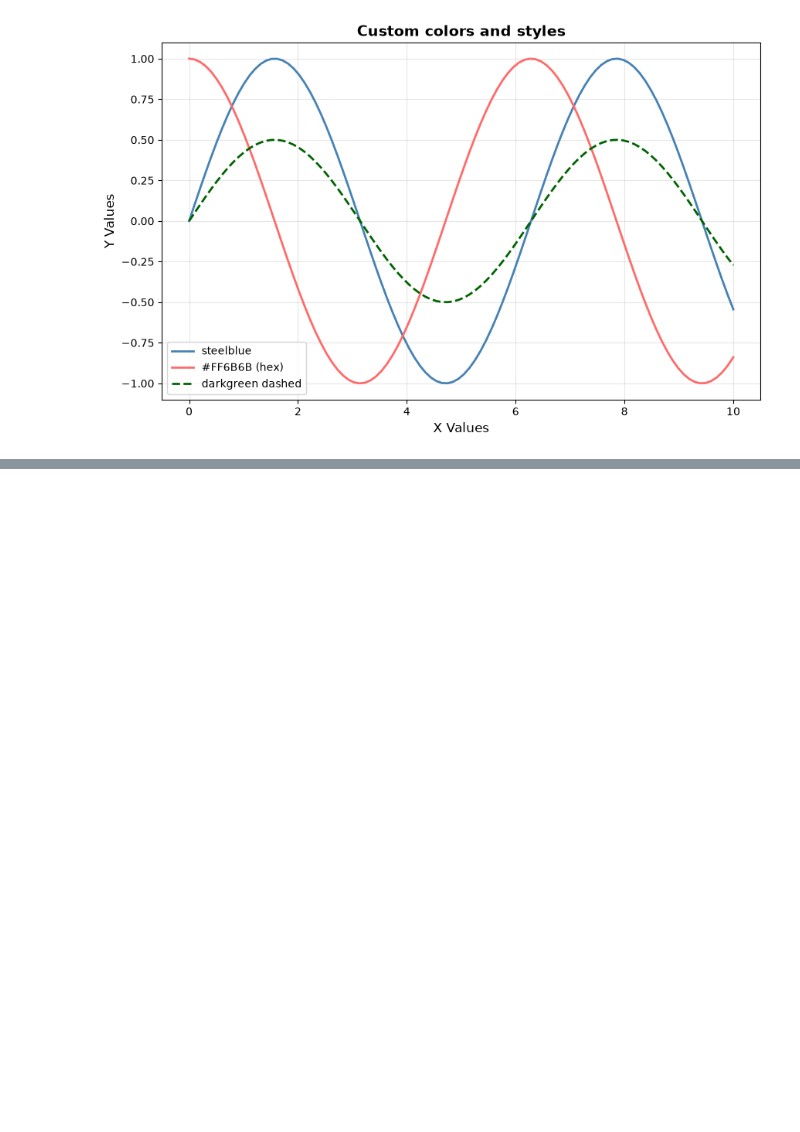
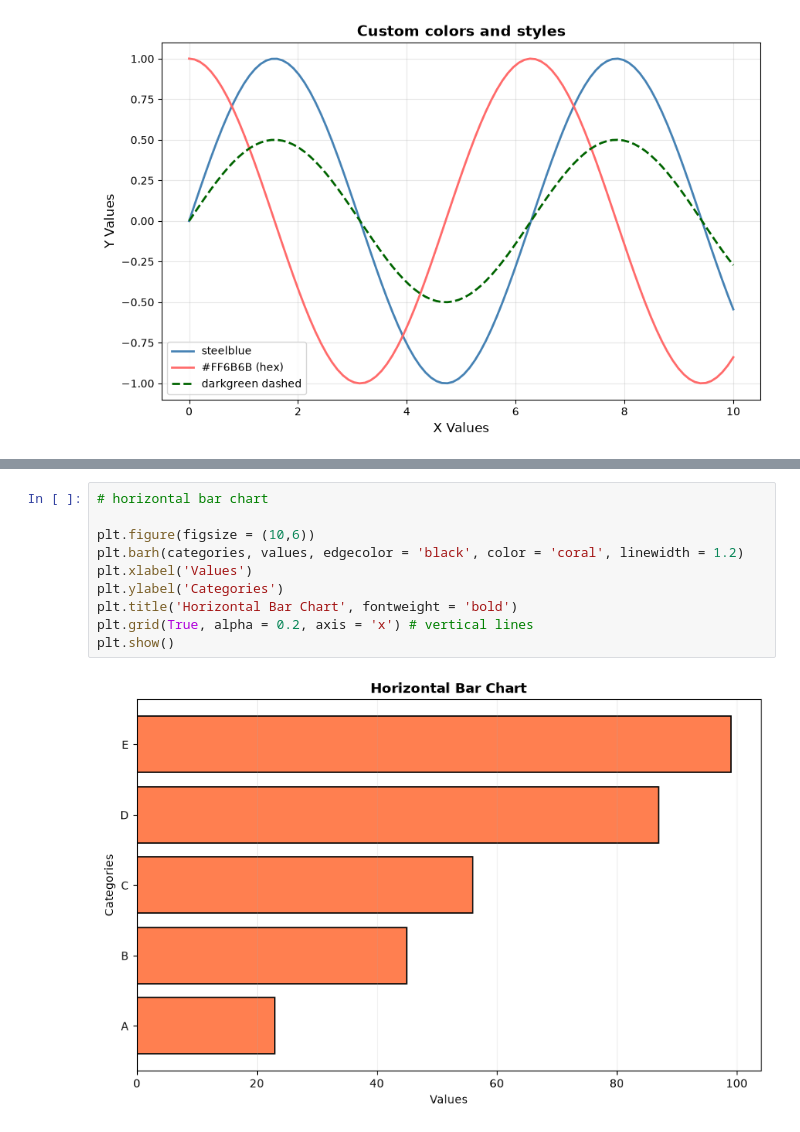
Before and after one commit to MuhammadAhmedMasood/data_analysis_with_python, a Jupyter notebook: Ahmed_matplotlib_tutorial.ipynb, the cells around one changed output, grey strips where cells are left out. Drawn from its saved outputs; the diff is of its cells as text; blank space fills up the shorter version.

```diff
--- a/Ahmed_matplotlib_tutorial.ipynb
+++ b/Ahmed_matplotlib_tutorial.ipynb
@@ -137,0 +188,12 @@ plt.show()
+# %%
+# horizontal bar chart
+
+plt.figure(figsize = (10,6))
+plt.barh(categories, values, edgecolor = 'black', color = 'coral', linewidth = 1.2)
+plt.xlabel('Values')
+plt.ylabel('Categories')
+plt.title('Horizontal Bar Chart', fontweight = 'bold')
+plt.grid(True, alpha = 0.2, axis = 'x') # vertical lines
+plt.show()
+# %% [output]
+[figure, added]
```
Also changed, not shown: parts of 4 cells of this notebook.
